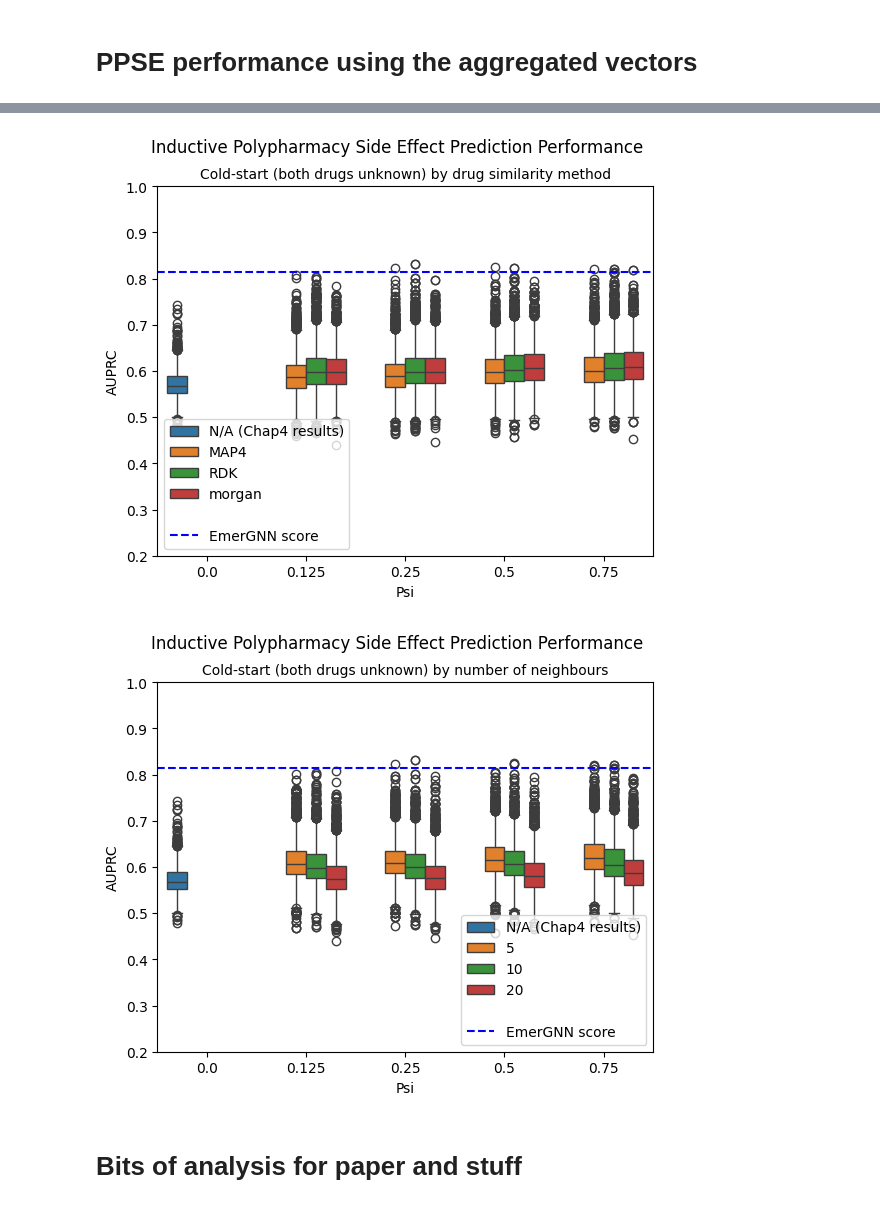
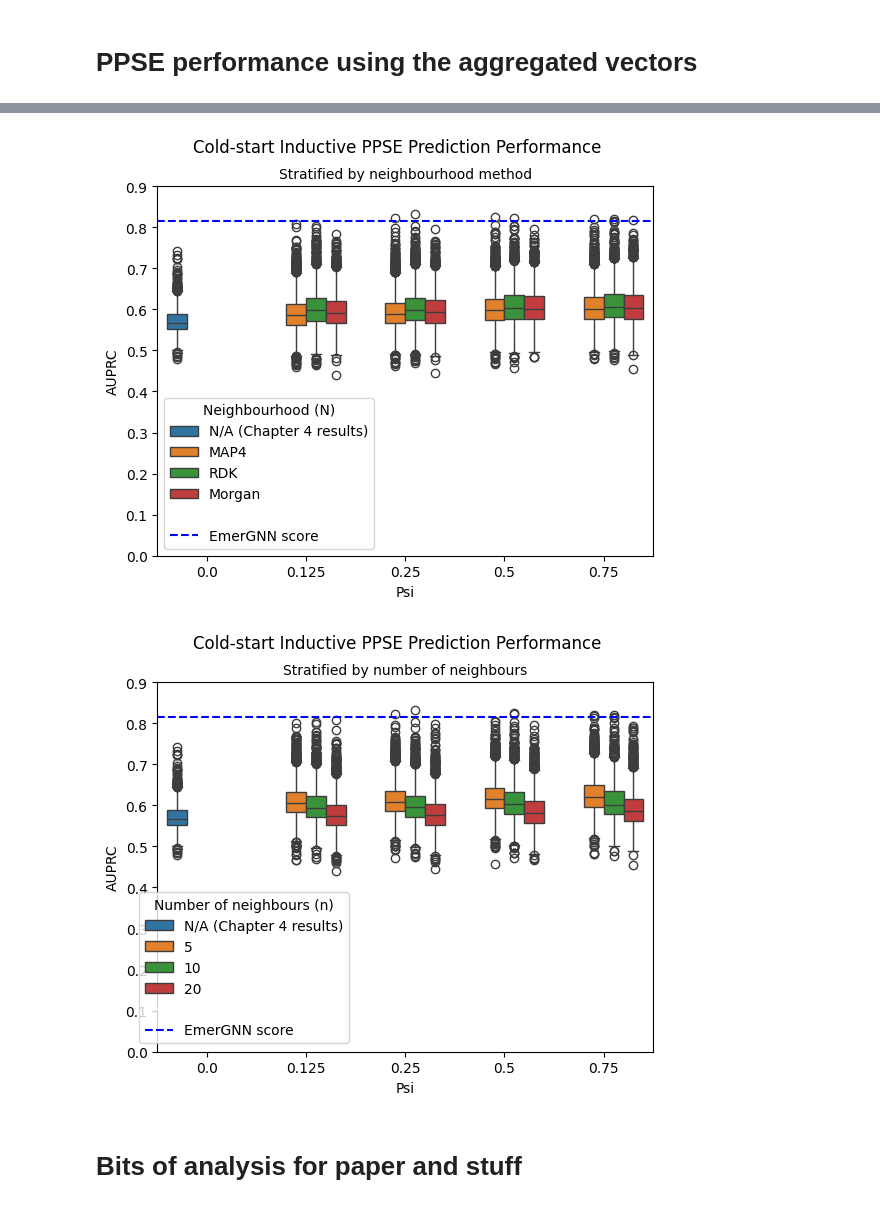
Before and after one commit to oliver-lloyd/Chapter5, a Jupyter notebook: analysis/1_general_assessment/viz/viz.ipynb, the cells around one changed output, grey strips where cells are left out. Cells and saved outputs as stored; diff of their text form; code cells hidden in the pictures.

Commit message:
Updated figures

```diff
--- a/analysis/1_general_assessment/viz/viz.ipynb
+++ b/analysis/1_general_assessment/viz/viz.ipynb
@@ -27,7 +27,7 @@ def load_results(result_filename, exp_path='../experiments', target_len=963*3):
                         assert len(df) == target_len
                         df.to_csv(load_path)
                     df['psi'] = float(loc3.split('psi_')[-1])
-                    df['neighbourhood'] = neighbour_method
+                    df['neighbourhood'] = neighbour_method if neighbour_method != 'morgan' else 'Morgan'
                     df['nearest_n'] = nearest_n
                     df['Training'] = 'OOS-KGE'
                     out.append(df)
@@ -187,8 +203,8 @@ chap4_agg = pd.read_csv(chap4_agg_path)
 chap4_agg = chap4_agg.query('vector_method == "mean components" and neighbourhood_method == "drug similarity"')
 chap4_agg['psi'] = 0.0
 chap4_agg['Training'] = 'Standard SimplE'
-chap4_agg['neighbourhood'] = 'N/A (Chap4 results)'
-chap4_agg['nearest_n'] = 'N/A (Chap4 results)'
+chap4_agg['neighbourhood'] = 'N/A (Chapter 4 results)'
+chap4_agg['nearest_n'] = 'N/A (Chapter 4 results)'
 chap4_agg.drop(columns=['neighbourhood_method', 'vector_method'], inplace=True)
 polySE_agg_dfs.append(chap4_agg)
 
@@ -255,35 +273,37 @@ xmax = 4.5
 plt.xlim(xmin, xmax)
 plt.hlines(-2, xmin=xmin, xmax=xmax, colors='white', linestyles='dashed', label=' ')  # To add gap in legend
 plt.hlines(emerGNN_cold, xmin=xmin, xmax=xmax, colors='blue', linestyles='dashed', label='EmerGNN score')
-plt.ylim(0.2, 1.0)
+plt.ylim(0.0, 0.9)
 plt.legend()
-plt.suptitle('Inductive Polypharmacy Side Effect Prediction Performance')
-plt.title('Cold-start (both drugs unknown) by drug similarity method', size=10)
+plt.suptitle('Cold-start Inductive PPSE Prediction Performance')
+plt.title('Stratified by neighbourhood method', size=10)
 plt.xlabel('Psi')
 
 #plt.tight_layout()
+plt.legend(title='Neighbourhood (N)')
 plt.savefig('polySE_agg_cold_start_by_neighbourhood.png')
 # %% [output]
-[figure, old version]
+[figure, new version]
 # %%
 cold_start = polySE_agg.query('fake_triple_component == "both"')
 sns.boxplot(cold_start, x='psi', y='AUPRC', hue='nearest_n')
 
 xmin = -0.5
 xmax = 4.5
 plt.xlim(xmin, xmax)
 plt.hlines(-2, xmin=xmin, xmax=xmax, colors='white', linestyles='dashed', label=' ')  # To add gap in legend
 plt.hlines(emerGNN_cold, xmin=xmin, xmax=xmax, colors='blue', linestyles='dashed', label='EmerGNN score')
-plt.ylim(0.2, 1.0)
+plt.ylim(0, 0.9)
 plt.legend()
-plt.suptitle('Inductive Polypharmacy Side Effect Prediction Performance')
-plt.title('Cold-start (both drugs unknown) by number of neighbours', size=10)
+plt.suptitle('Cold-start Inductive PPSE Prediction Performance')
+plt.title('Stratified by number of neighbours', size=10)
 plt.xlabel('Psi')
 
 #plt.tight_layout()
+plt.legend(title='Number of neighbours (n)', bbox_to_anchor=(0.4, 0.45))
 plt.savefig('polySE_agg_cold_start_by_num_neighbours.png')
 # %% [output]
-[figure, old version]
+[figure, new version]
 # %% [markdown]
 # Bits of analysis for paper and stuff
 # %%
```
Also changed, not shown: parts of 16 cells of this notebook, 12 other files.
